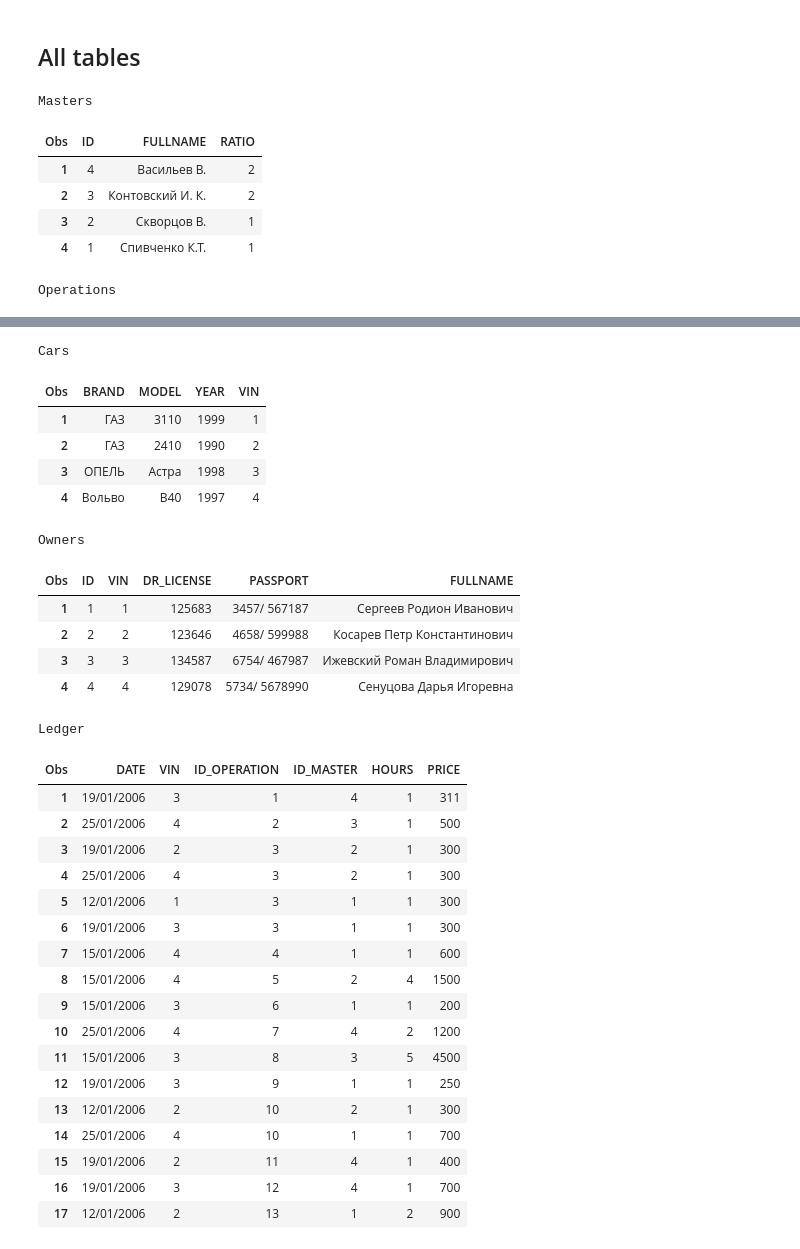
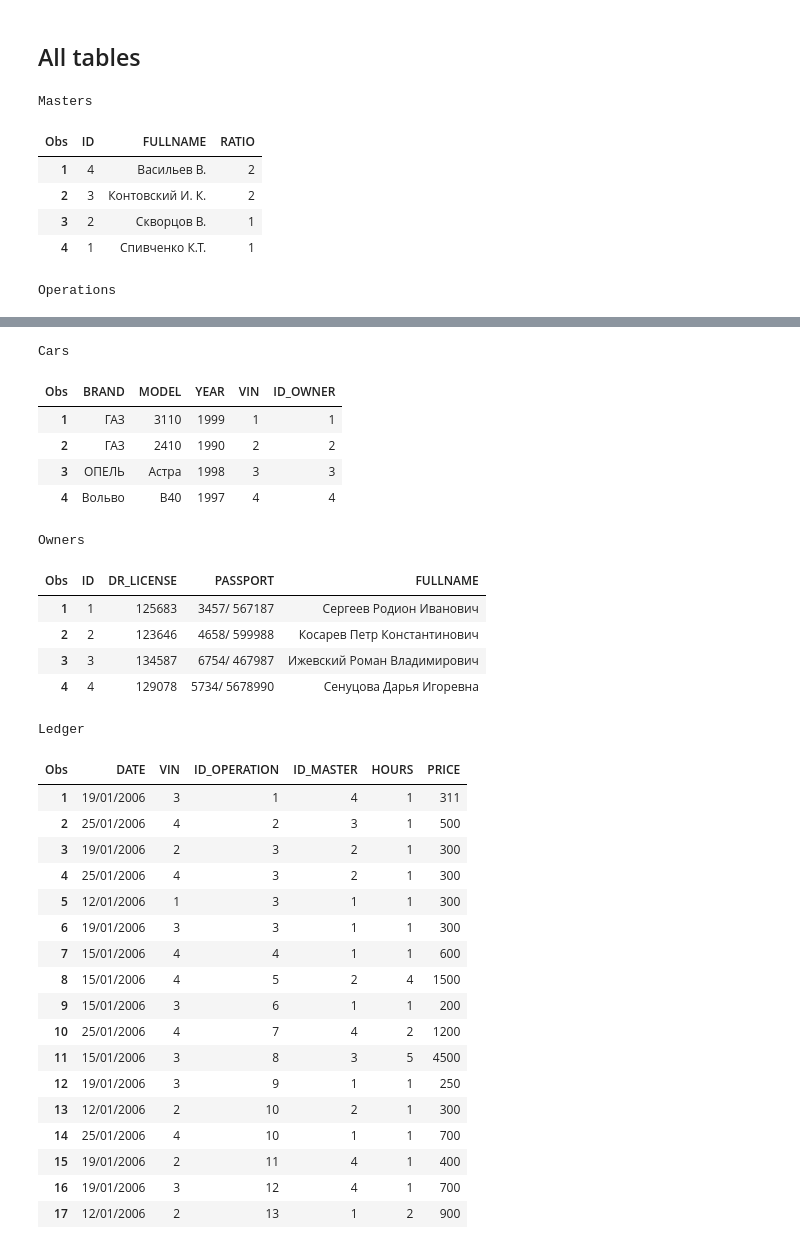
Before and after one commit to ahtyamovdanil/SAS_university, a Jupyter notebook: lab_1/lab1_var3.ipynb, the cells around one changed output, grey strips where cells are left out. Cells and saved outputs as stored; diff of their text form; code cells hidden in the pictures.

```diff
--- a/lab_1/lab1_var3.ipynb
+++ b/lab_1/lab1_var3.ipynb
@@ -269,11 +316,13 @@ Ledger
 # %%
 proc print
     data=work.masters;
+    var ID FULLNAME RATIO;
     title "Masters";
 run;
 
 proc print
     data=work.operations;
+    var ID OPERATION;
     title "Operations";
 run;
 
@@ -284,47 +333,48 @@ run;
 
 proc print
     data=work.owners;
+    var ID DR_LICENSE PASSPORT FULLNAME;
     title "Owners";
 run;
 
 proc print
     data=work.ledger;
     title "Ledger";
 run;
 # %% [output]
 Masters
 | Obs | ID | FULLNAME | RATIO |
 | 1 | 4 | Васильев В. | 2 |
 | 2 | 3 | Контовский И. К. | 2 |
 | 3 | 2 | Скворцов В. | 1 |
 | 4 | 1 | Спивченко К.Т. | 1 |
 Operations
 | Obs | ID | OPERATION |
 | 1 | 1 | Диагностика датчика масла |
 | 2 | 2 | Диагностика ходовой части |
 | 3 | 3 | Замена масла |
 | 4 | 4 | Замена резины |
 | 5 | 5 | Замена ремня ГРМ |
 | 6 | 6 | Замер СО\СН |
 | 7 | 7 | Зарядка и проверка аккамулятора и... |
 | 8 | 8 | Кузовной ремонт - передняя правая... |
 | 9 | 9 | Проверка жидкостей |
 | 10 | 10 | Промывка инжектора |
 | 11 | 11 | Установка магнитолы |
 | 12 | 12 | Установка электропривода на зеркала |
 | 13 | 13 | Чистка дроссельной заслонки |
 Cars
-| Obs | BRAND | MODEL | YEAR | VIN |
-| 1 | ГАЗ | 3110 | 1999 | 1 |
-| 2 | ГАЗ | 2410 | 1990 | 2 |
-| 3 | ОПЕЛЬ | Астра | 1998 | 3 |
-| 4 | Вольво | В40 | 1997 | 4 |
+| Obs | BRAND | MODEL | YEAR | VIN | ID_OWNER |
+| 1 | ГАЗ | 3110 | 1999 | 1 | 1 |
+| 2 | ГАЗ | 2410 | 1990 | 2 | 2 |
+| 3 | ОПЕЛЬ | Астра | 1998 | 3 | 3 |
+| 4 | Вольво | В40 | 1997 | 4 | 4 |
 Owners
-| Obs | ID | VIN | DR_LICENSE | PASSPORT | FULLNAME |
-| 1 | 1 | 1 | 125683 | 3457/ 567187 | Сергеев Родион Иванович |
-| 2 | 2 | 2 | 123646 | 4658/ 599988 | Косарев Петр Константинович |
-| 3 | 3 | 3 | 134587 | 6754/ 467987 | Ижевский Роман Владимирович |
-| 4 | 4 | 4 | 129078 | 5734/ 5678990 | Сенуцова Дарья Игоревна |
+| Obs | ID | DR_LICENSE | PASSPORT | FULLNAME |
+| 1 | 1 | 125683 | 3457/ 567187 | Сергеев Родион Иванович |
+| 2 | 2 | 123646 | 4658/ 599988 | Косарев Петр Константинович |
+| 3 | 3 | 134587 | 6754/ 467987 | Ижевский Роман Владимирович |
+| 4 | 4 | 129078 | 5734/ 5678990 | Сенуцова Дарья Игоревна |
 Ledger
 | Obs | DATE | VIN | ID_OPERATION | ID_MASTER | HOURS | PRICE |
 | 1 | 19/01/2006 | 3 | 1 | 4 | 1 | 311 |
```
Also changed, not shown: parts of 7 cells of this notebook.
